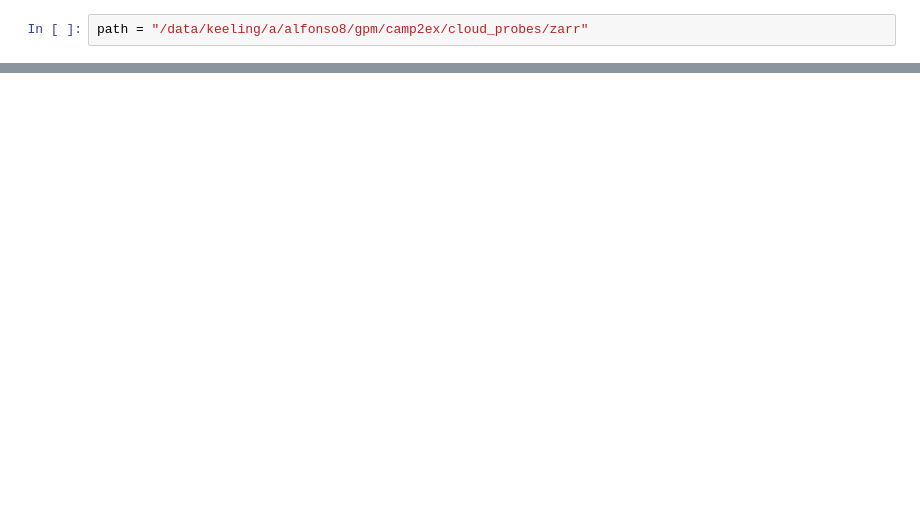
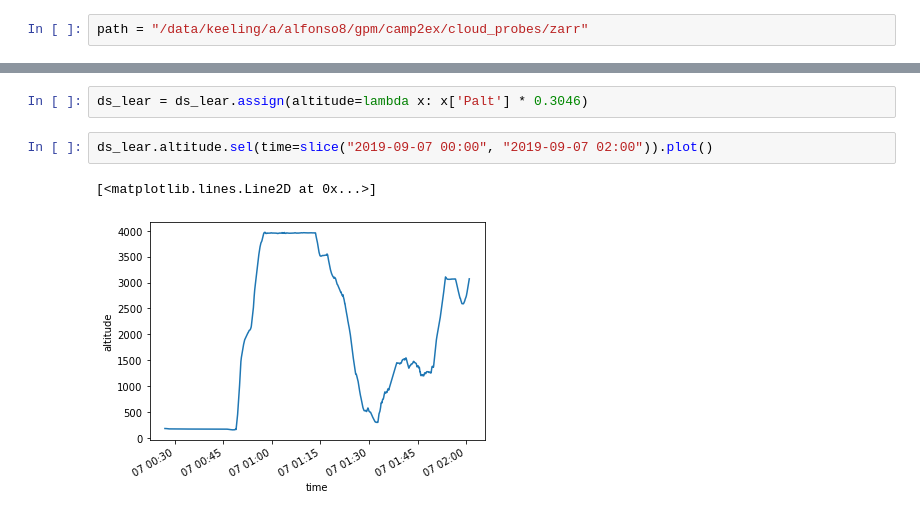
Before and after one commit to aladinor/notebooks, a Jupyter notebook: dates_for_rose.ipynb, the cells around one changed output, grey strips where cells are left out. Drawn from its saved outputs; the diff is of its cells as text; blank space fills up the shorter version.

```diff
--- a/dates_for_rose.ipynb
+++ b/dates_for_rose.ipynb
@@ -54,0 +38,7 @@ for idx, group in ds_p3b.groupby('time.day'):
+# %%
+ds_lear = ds_lear.assign(altitude=lambda x: x['Palt'] * 0.3046)
+# %%
+ds_lear.altitude.sel(time=slice("2019-09-07 00:00", "2019-09-07 02:00")).plot()
+# %% [output]
+[<matplotlib.lines.Line2D at 0x...>]
+[figure, added]
```
Also changed, not shown: parts of 10 cells of this notebook.
